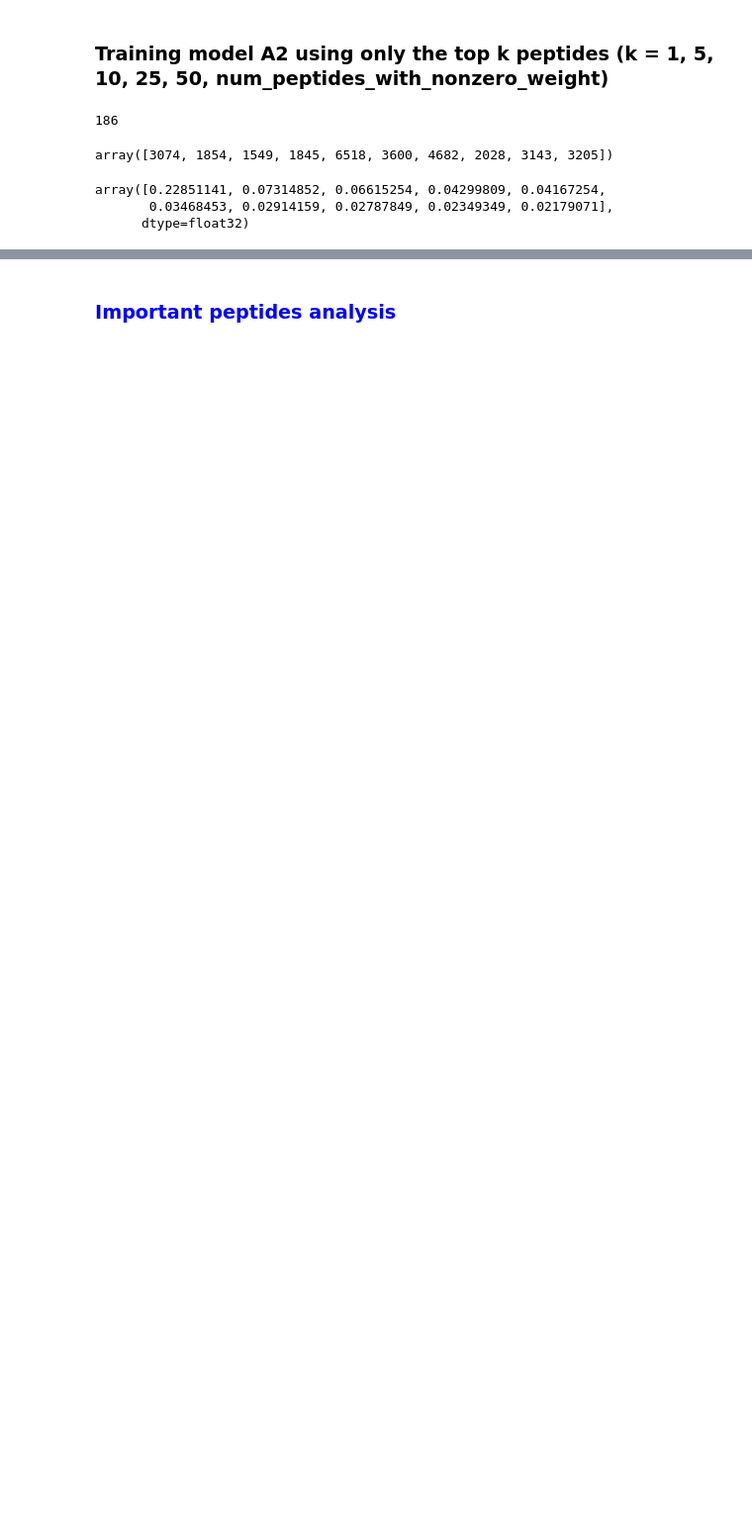
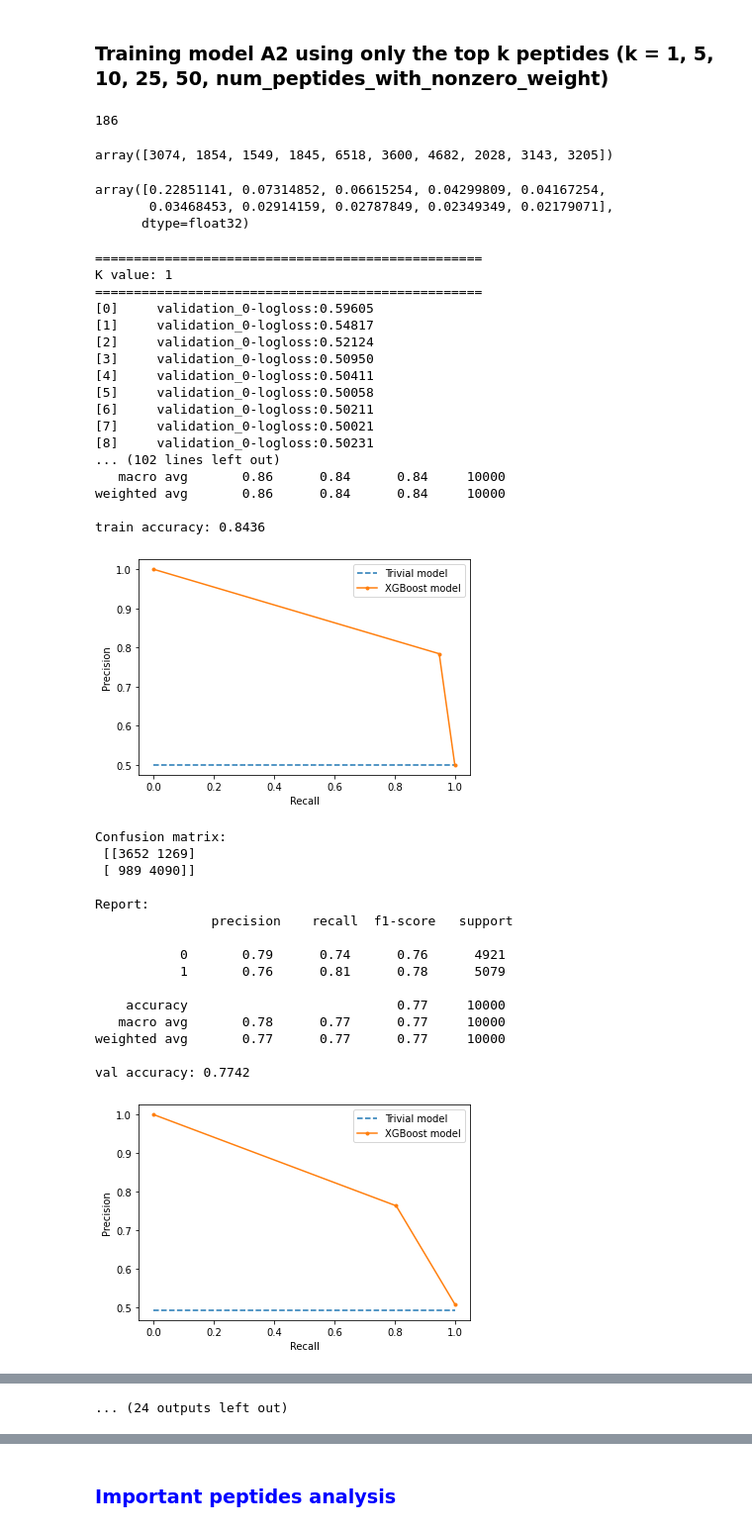
Before and after one commit to SasyaReddi/cse291c-plasma-weightloss, a Jupyter notebook: FinalReport-Data.ipynb, the cells around one changed output, grey strips where cells are left out. Shown at 99% size. Cells and saved outputs as stored; diff of their text form; code cells hidden in the pictures; blank space fills up the shorter version.

```diff
--- a/FinalReport-Data.ipynb
+++ b/FinalReport-Data.ipynb
@@ -28,14 +27,18 @@ class Dataset:
         '''
         self.pep_df = pep_df
 
+        self.patient_x_timepoints = {} # patient id -> [timepoints available for this patient id, as an int array]
+
         self.data = {} # patient id -> [array of timepoint vectors]
         for patient_idx in range(1, 58+1):
             patient_timepoint_vectors = []
+            patient_timepoints = []
             for timepoint in range(1, 7+1):
                 try:
                     # We replace all nans with zeros using np.nan_to_num
                     patient_timepoint_vector = np.nan_to_num(self.pep_df[f"Patient_{patient_idx:02d}.Timepoint_{timepoint:01d}"].values)
                     patient_timepoint_vectors.append(patient_timepoint_vector)
+                    patient_timepoints.append(timepoint)
                 except:
                     # This patient timepoint doesnt exist in the data
                     pass
@@ -43,6 +46,7 @@ class Dataset:
             # If this patient had at least `min_timepoints_per_patient` timepoints, then include this patient id
             if len(patient_timepoint_vectors) >= min_timepoints_per_patient:
                 self.data[patient_idx] = patient_timepoint_vectors
+                self.patient_x_timepoints[patient_idx] = patient_timepoints
 
     @staticmethod
     def prepare_df(filepath):
@@ -71,6 +75,26 @@ class Dataset:
         pip_df = cls.prepare_df(filepath)
         return cls(pip_df, *args, **kwargs)
 
+    def get_patient_level_timepoint_vectors(self, patient_id):
+        assert patient_id in self.data and patient_id in self.patient_x_timepoints
+
+        timepoint_difference_x_timepoint_vecs = defaultdict(list)
+
+        patient_timepoint_vecs = self.data[patient_id]
+        for first_timepoint_idx in range(len(patient_timepoint_vecs) - 1):
+            first_timepoint = self.patient_x_timepoints[patient_id][first_timepoint_idx]
+            first_vec = patient_timepoint_vecs[first_timepoint_idx]
+
+            for second_timepoint_idx in range(first_timepoint_idx + 1, len(patient_timepoint_vecs)):
+                second_timepoint = self.patient_x_timepoints[patient_id][second_timepoint_idx]
+                second_vec = patient_timepoint_vecs[second_timepoint_idx]
+
+                timepoint_difference = second_timepoint - first_timepoint
+                assert timepoint_difference > 0
+
+                timepoint_difference_x_timepoint_vecs[timepoint_difference].append((first_vec, second_vec))
+
+        return timepoint_difference_x_timepoint_vecs
 
     def data_generator(self, patient_ids, num_samples, peptide_indices=None, same_patient_pair_probability=0.5):
         """
@@ -275,10 +452,0 @@ XGBoostError: sklearn needs to be installed in order to use this module
-# %%
-# trained on concatenated vectors
-print("Training model A1: concatenated input feature vectors")
-modelA1.fit(concatTrainX, trainY, eval_metric="logloss", eval_set=[(concatValX, valY)], verbose=True)
-
-print("\n\n")
-
-# trained on concatenated vectors
-print("Training model A2: abs difference of input feature vectors")
-modelA2.fit(absDiffTrainX, trainY, eval_metric="logloss", eval_set=[(absDiffValX, valY)], verbose=True)
@@ -349,7 +507,10 @@ def print_model_metrics(model, model_input_format, mode, peptide_indices=None):
     metrics(y, preds)
     acc = accuracy_score(y, preds)
 
+    ap = average_precision_score(y, pred_scores)
+
     print (f"{mode} accuracy: {acc}")
+    print (f"{mode} average precision: {ap}")
 
     precision, recall, thresholds = precision_recall_curve(y, pred_scores)
 
@@ -452,4 +659,39 @@ def try_model_on_top_k_peptides(k_values=(1, 5, 10, 25, 50, num_peptides_with_no
 
     return topkpeptide_models
 # %%
-_ = try_model_on_top_k_peptides()
+topkpeptide_models = try_model_on_top_k_peptides()
+# %% [output]
+==================================================
+K value: 1
+==================================================
+[0]     validation_0-logloss:0.59605
+[1]     validation_0-logloss:0.54817
+[2]     validation_0-logloss:0.52124
+[3]     validation_0-logloss:0.50950
+[4]     validation_0-logloss:0.50411
+[5]     validation_0-logloss:0.50058
+[6]     validation_0-logloss:0.50211
+[7]     validation_0-logloss:0.50021
+[8]     validation_0-logloss:0.50231
+... (102 lines left out)
+   macro avg       0.86      0.84      0.84     10000
+weighted avg       0.86      0.84      0.84     10000
+
+train accuracy: 0.8436
+[figure, added]
+Confusion matrix:
+ [[3652 1269]
+ [ 989 4090]]
+
+Report:
+               precision    recall  f1-score   support
+
+           0       0.79      0.74      0.76      4921
+           1       0.76      0.81      0.78      5079
+
+    accuracy                           0.77     10000
+   macro avg       0.78      0.77      0.77     10000
+weighted avg       0.77      0.77      0.77     10000
+
+val accuracy: 0.7742
+[figure, added]
@@ -455,0 +764 @@ _ = try_model_on_top_k_peptides()
+... (24 outputs left out)
```
Also changed, not shown: parts of 52 cells of this notebook.
